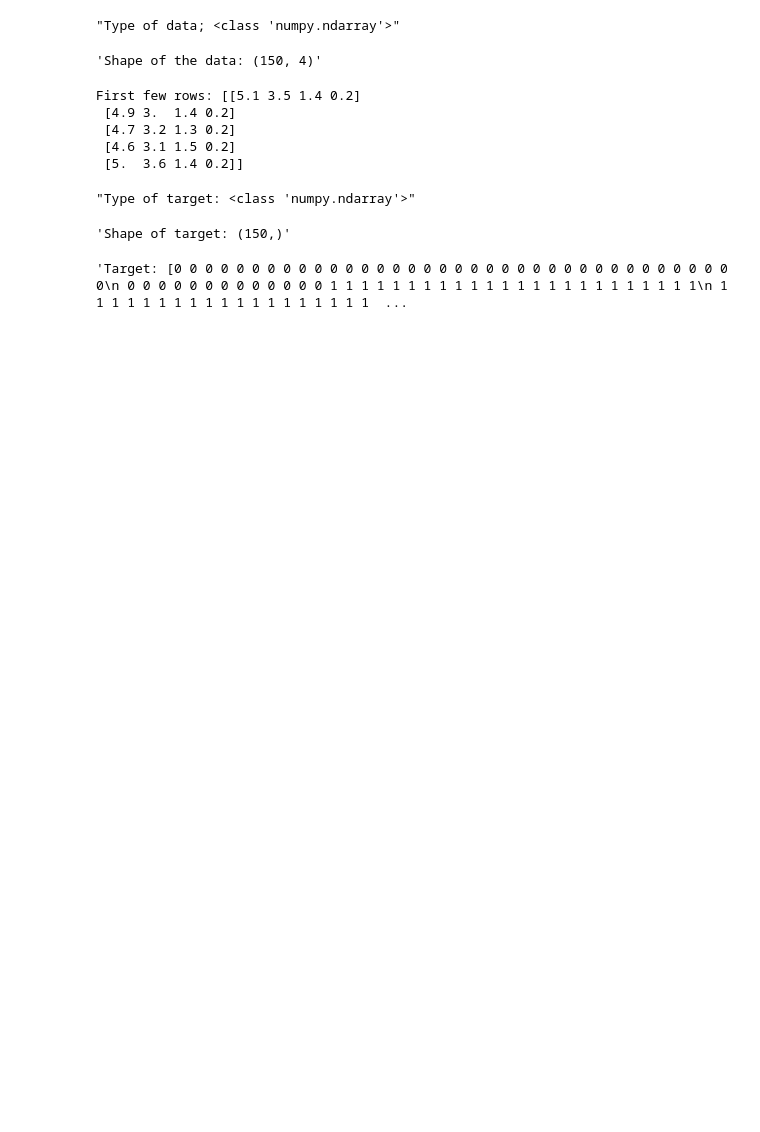
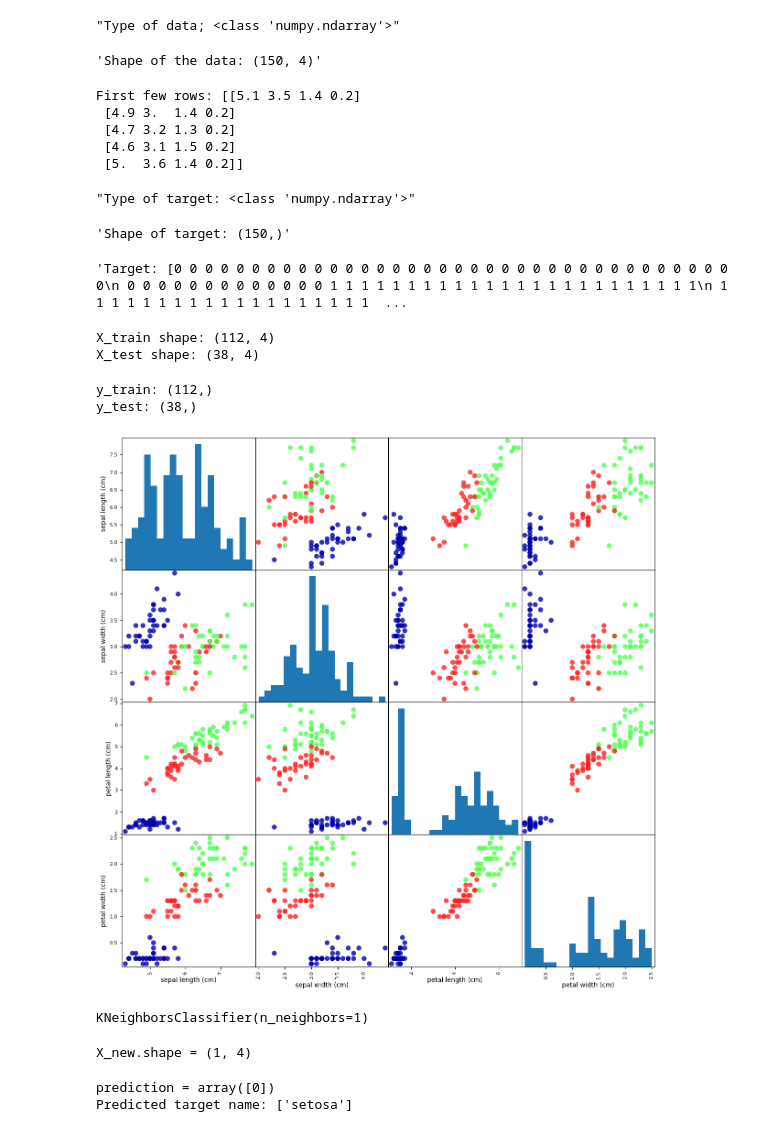
Before and after one commit to meliodas0n/learn, a Jupyter notebook: ml/learn.ipynb, the cells around one changed output. Saved outputs shown, nothing was run; the diff lists cells and outputs as text; code cells hidden in the pictures; blank space fills up the shorter version.

Commit message:
Basics and KNN with iris_dataset for Supervised learning

```diff
--- a/ml/learn.ipynb
+++ b/ml/learn.ipynb
@@ -133,3 +133,19 @@ f"Shape of target: {iris_dataset['target'].shape}"
 f"Target: {iris_dataset['target']}"
 # %% [output]
 'Target: [0 0 0 0 0 0 0 0 0 0 0 0 0 0 0 0 0 0 0 0 0 0 0 0 0 0 0 0 0 0 0 0 0 0 0 0 0\n 0 0 0 0 0 0 0 0 0 0 0 0 0 1 1 1 1 1 1 1 1 1 1 1 1 1 1 1 1 1 1 1 1 1 1 1 1\n 1 1 1 1 1 1 1 1 1 1 1 1 1 1 1 1 1 1 1  ...
+# %%
+from sklearn.model_selection import train_test_split
+
+X_train, X_test, y_train, y_test = train_test_split(iris_dataset['data'], iris_dataset['target'], random_state=0)
+# %%
+print(f"X_train shape: {X_train.shape}")
+print(f"X_test shape: {X_test.shape}")
+# %% [output]
+X_train shape: (112, 4)
+X_test shape: (38, 4)
+# %%
+print(f"y_train: {y_train.shape}")
+print(f"y_test: {y_test.shape}")
+# %% [output]
+y_train: (112,)
+y_test: (38,)
@@ -135,0 +156,5 @@ f"Target: {iris_dataset['target']}"
+# %%
+iris_dataframe = pd.DataFrame(X_train, columns=iris_dataset.feature_names)
+grr = pd.plotting.scatter_matrix(iris_dataframe, c=y_train, figsize=(15, 15), marker='o', hist_kwds={'bins': 20}, s=60, alpha=.8, cmap=mglearn.cm3)
+# %% [output]
+[figure, added]
@@ -135,0 +164,4 @@ f"Target: {iris_dataset['target']}"
+# %%
+knn.fit(X_train, y_train)
+# %% [output]
+KNeighborsClassifier(n_neighbors=1)
@@ -135,0 +170,12 @@ f"Target: {iris_dataset['target']}"
+# %%
+X_new = np.array([[5, 2.9, 1, 0.2]])
+print(f"{X_new.shape = }")
+# %% [output]
+X_new.shape = (1, 4)
+# %%
+prediction = knn.predict(X_new)
+print(f"{prediction = }")
+print(f"Predicted target name: {iris_dataset['target_names'][prediction]}")
+# %% [output]
+prediction = array([0])
+Predicted target name: ['setosa']
```
Also changed, not shown: parts of 8 cells of this notebook, 1 other file.
